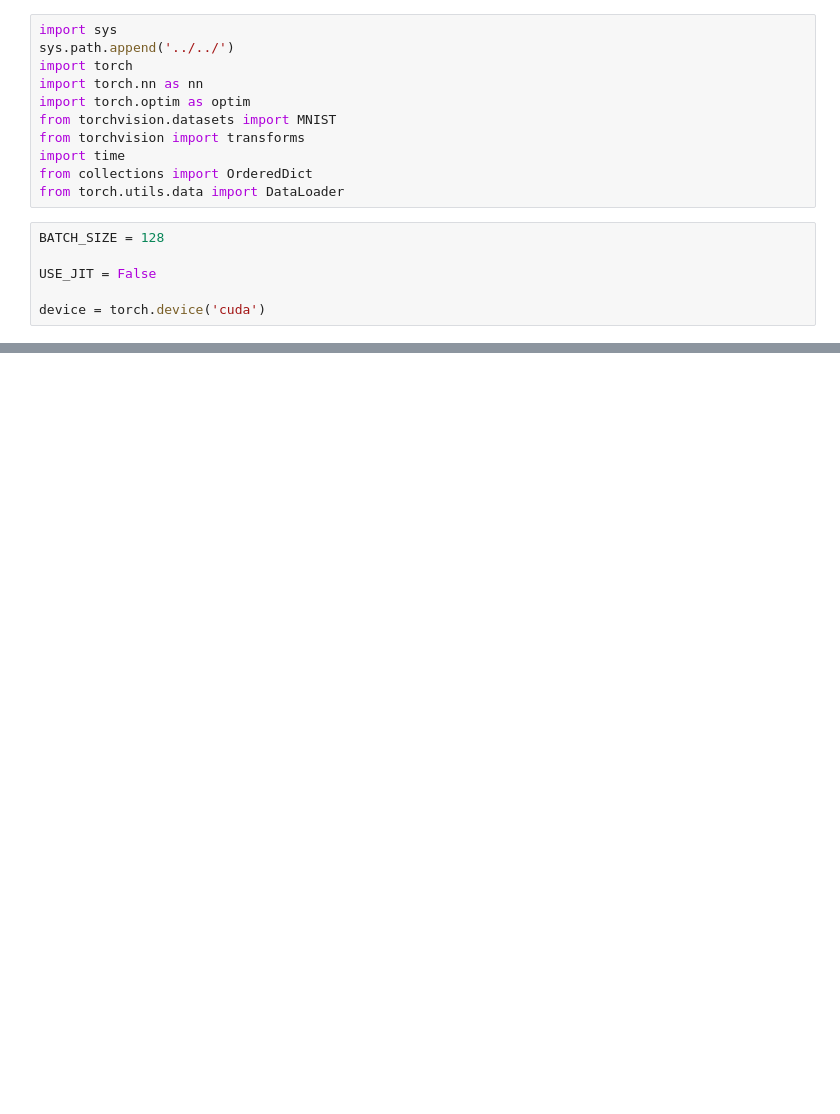
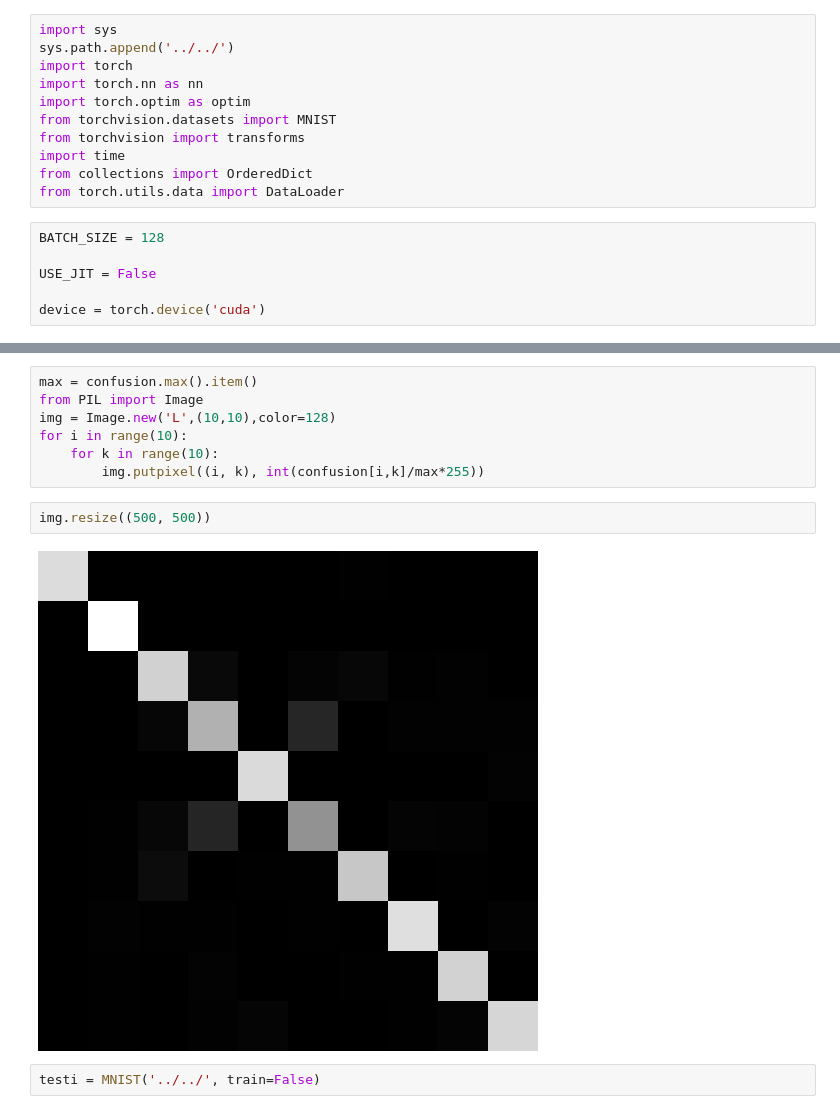
Before and after one commit to Quickblink/rsnn, a Jupyter notebook: wip/Experiments/SequentialMNIST.ipynb, the cells around one changed output, grey strips where cells are left out. Drawn from its saved outputs; the diff is of its cells as text; blank space fills up the shorter version.

Commit message:
Sequential MNIST update

```diff
--- a/wip/Experiments/SequentialMNIST.ipynb
+++ b/wip/Experiments/SequentialMNIST.ipynb
@@ -135,0 +192,13 @@ torch.softmax(outputs, 2).view(-1,10)[64:74]
+# %%
+max = confusion.max().item()
+from PIL import Image
+img = Image.new('L',(10,10),color=128)
+for i in range(10):
+    for k in range(10):
+        img.putpixel((i, k), int(confusion[i,k]/max*255))
+# %%
+img.resize((500, 500))
+# %% [output]
+[figure, added]
+# %%
+testi = MNIST('../../', train=False)
```
Also changed, not shown: parts of 37 cells of this notebook, 3 other files.
